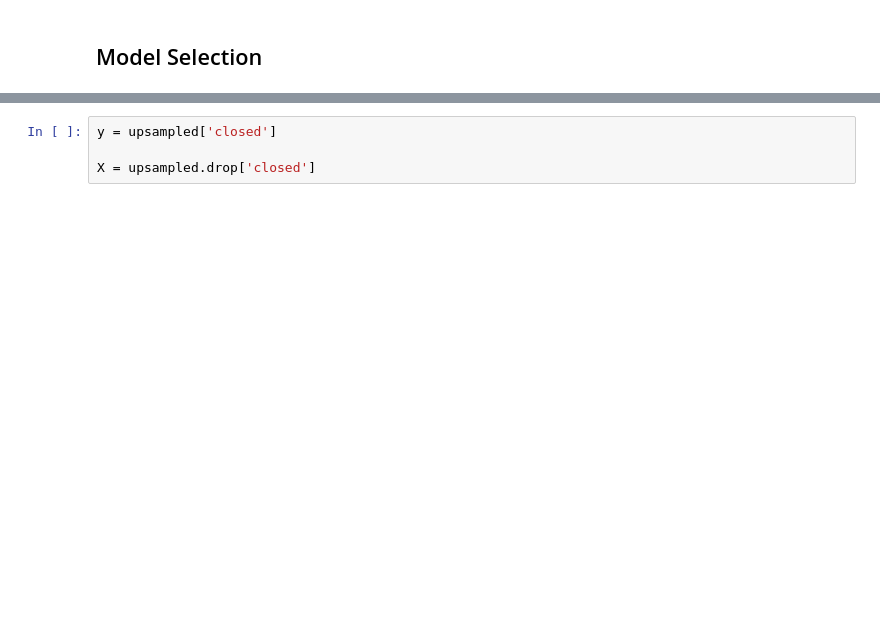
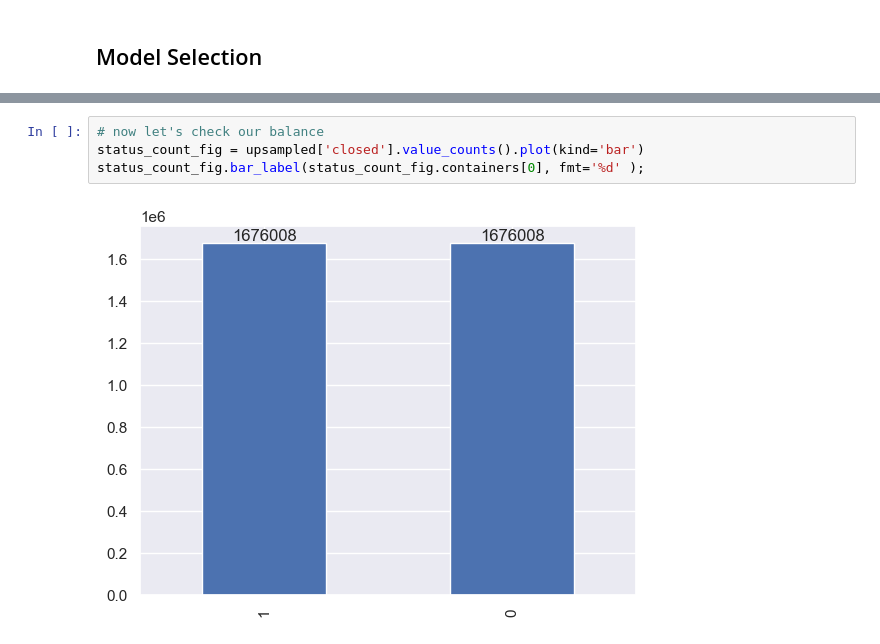
Before and after one commit to georgetown-analytics/boston-311, a Jupyter notebook: 02 code/Boston_311_ML.ipynb, the cells around one changed output, grey strips where cells are left out. Cells and saved outputs as stored; diff of their text form; blank space fills up the shorter version.

Commit message:
pushing out balance scipt

```diff
--- a/02 code/Boston_311_ML.ipynb
+++ b/02 code/Boston_311_ML.ipynb
@@ -171,4 +178,6 @@ upsampled.closed.value_counts()
 # %%
-y = upsampled['closed']
-
-X = upsampled.drop['closed']
+# now let's check our balance
+status_count_fig = upsampled['closed'].value_counts().plot(kind='bar')
+status_count_fig.bar_label(status_count_fig.containers[0], fmt='%d' );
+# %% [output]
+[figure, added]
```
Also changed, not shown: parts of 11 cells of this notebook, 2 other files.
